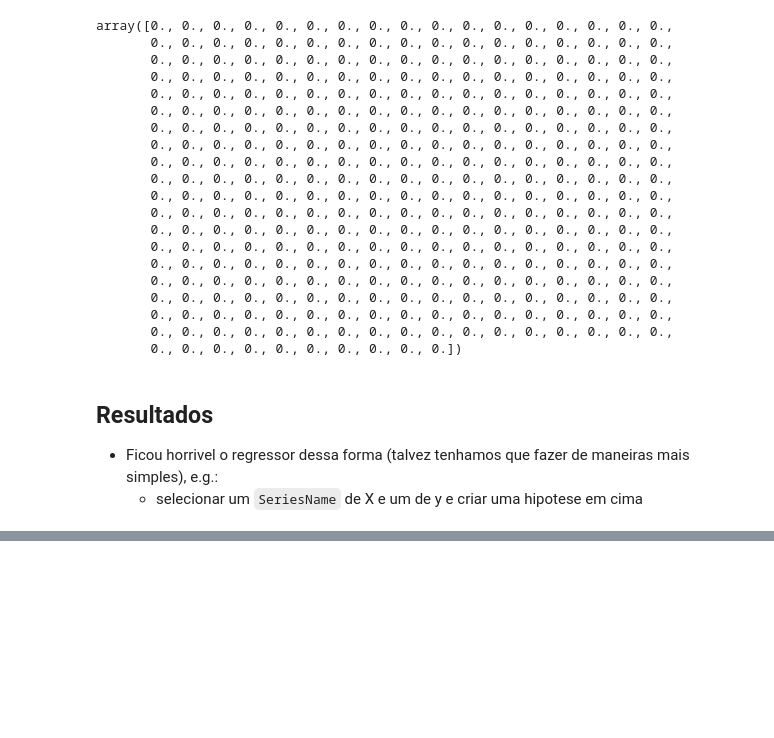
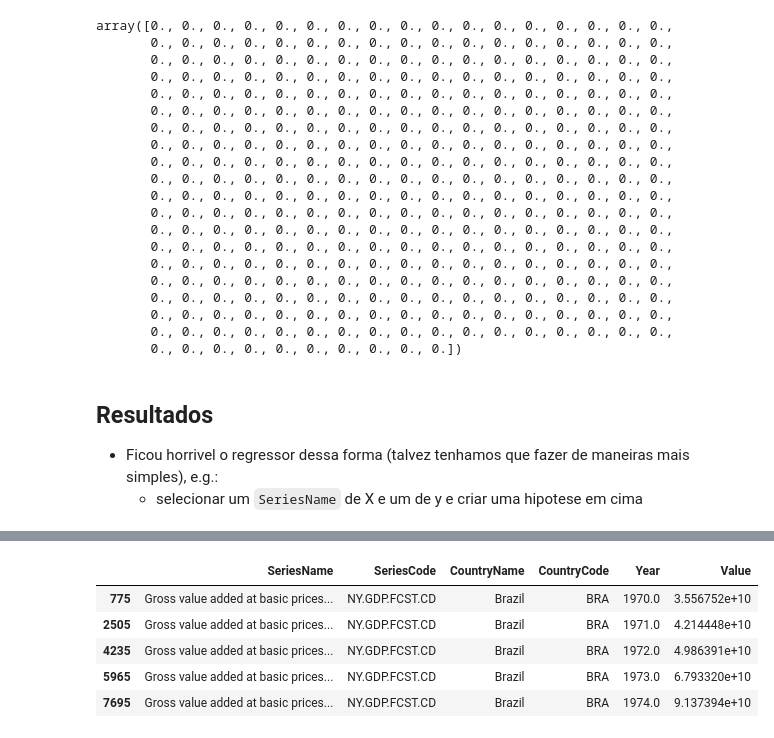
Before and after one commit to lucas-coutinho/brics-data-analysis, a Jupyter notebook: brics_health_and_poverty.ipynb, the cells around one changed output, grey strips where cells are left out. Saved outputs shown, nothing was run; the diff lists cells and outputs as text; code cells hidden in the pictures; blank space fills up the shorter version.

```diff
--- a/brics_health_and_poverty.ipynb
+++ b/brics_health_and_poverty.ipynb
@@ -154,3 +158,5 @@ array([0., 0., 0., 0., 0., 0., 0., 0., 0., 0., 0., 0., 0., 0., 0., 0., 0.,
 ## Resultados
 * Ficou horrivel o regressor dessa forma (talvez tenhamos que fazer de maneiras mais simples), e.g.:
     - selecionar um `SeriesName` de X e um de y e criar uma hipotese em cima
+# %%
+X_br = X[X['CountryCode'] == 'BRA'].copy()
@@ -156,0 +210,11 @@ array([0., 0., 0., 0., 0., 0., 0., 0., 0., 0., 0., 0., 0., 0., 0., 0., 0.,
+# %%
+gva = X_br[X_br['SeriesName'] ==  'Gross value added at basic prices (GVA) (current US$)']
+# %%
+gva.head()
+# %% [output]
+|  | SeriesName | SeriesCode | CountryName | CountryCode | Year | Value |
+| 775 | Gross value added at basic prices... | NY.GDP.FCST.CD | Brazil | BRA | 1970.0 | 3.556752e+10 |
+| 2505 | Gross value added at basic prices... | NY.GDP.FCST.CD | Brazil | BRA | 1971.0 | 4.214448e+10 |
+| 4235 | Gross value added at basic prices... | NY.GDP.FCST.CD | Brazil | BRA | 1972.0 | 4.986391e+10 |
+| 5965 | Gross value added at basic prices... | NY.GDP.FCST.CD | Brazil | BRA | 1973.0 | 6.793320e+10 |
+| 7695 | Gross value added at basic prices... | NY.GDP.FCST.CD | Brazil | BRA | 1974.0 | 9.137394e+10 |
```
Also changed, not shown: parts of 16 cells of this notebook.
